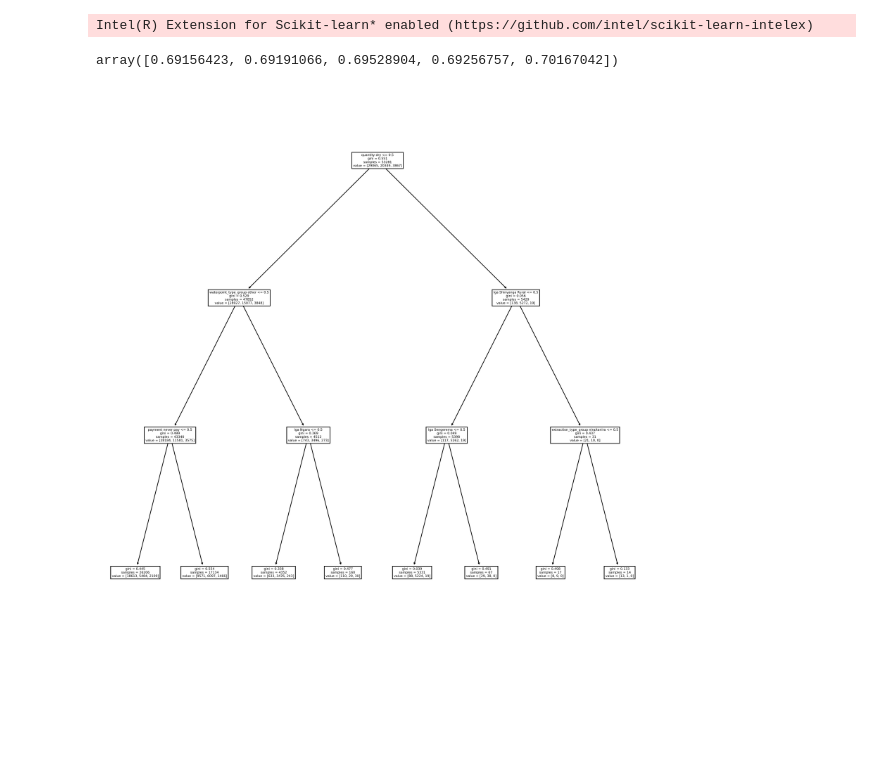
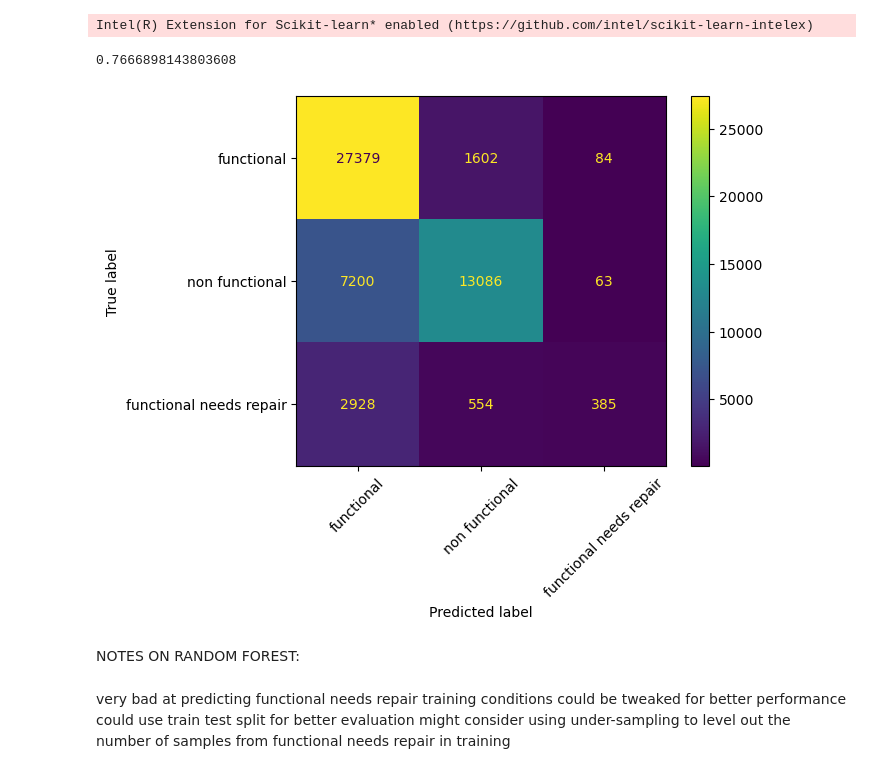
Before and after one commit to jamorr/waterpump, a Jupyter notebook: pump.ipynb, the cells around one changed output. Saved outputs shown, nothing was run; the diff lists cells and outputs as text; code cells hidden in the pictures; blank space fills up the shorter version.

```diff
--- a/pump.ipynb
+++ b/pump.ipynb
@@ -24,24 +28,30 @@ except FileNotFoundError:
     y = pd.read_csv("./data/train_label.csv", dtype_backend="pyarrow")
     # waterpoint name and subvillage are redundant and have all unique values
     X = X.drop(["wpt_name", "subvillage"], axis="columns")
-
+    # remove dummified columns
     for feature in X.select_dtypes("string").columns:
         dummies = pd.get_dummies(X[feature], prefix=feature, prefix_sep=" ")
         X.drop(feature, axis="columns", inplace=True)
         X = pd.concat([X, dummies], axis='columns')
+    # convert labels to numeric
+    y["status_group"].replace(
+        ['functional', 'non functional', 'functional needs repair'],
+        [0, 1, 2],
+        inplace=True
+        )
 
-    y["status_group"].replace(['functional', 'non functional', 'functional needs repair'],[0,1,2],inplace=True)
     y.to_feather("./data/train_label.feather")
     X.to_feather("./data/train_data.feather")
+
+    # write new columns to file
     X.columns.to_series().to_csv("./data/columns.csv")
 # %%
+# drop rows with missing values
 df = pd.concat([X,y], axis="columns")
 df = df.dropna(axis=0)
 X, y = df.iloc[:,:-1], df.iloc[:,-1]
-dtree = DecisionTreeClassifier(max_depth=3)
+
 cross_val_score(dtree,X.select_dtypes(exclude="datetime"), y, n_jobs=-1)
-# %% [output]
-array([0.69156423, 0.69191066, 0.69528904, 0.69256757, 0.70167042])
 # %%
 if False:
     # impute takes forever
@@ -55,7 +64,44 @@ if False:
     cross_val_score(dtree,X.select_dtypes(exclude="datetime"),y, n_jobs=-1)
 # %%
-dtree.fit(X.select_dtypes(exclude="datetime"),y)
-plt.figure(dpi=400, figsize=(15,15))
-tplot = plot_tree(dtree, feature_names=list(X.select_dtypes(exclude="datetime").columns))
+# dtree = DecisionTreeClassifier()
+# dtree.fit(X.select_dtypes(exclude="datetime"),y)
+# plt.figure(dpi=400, figsize=(15,15))
+# tplot = plot_tree(dtree, feature_names=list(X.select_dtypes(exclude="datetime").columns), fontsize=15)
+# dtree.score(X.select_dtypes(exclude="datetime"), y)
-# %% [output]
-[figure, removed]
+# %%
+try:
+    with open("./models/forest_0.pickle", "rb") as f:
+        forest = pickle.load(f)
+except FileNotFoundError:
+    forest =RandomForestClassifier(
+        # max_depth=4,
+        max_features="log2",
+        bootstrap=True,
+        max_samples=1000,
+        n_jobs=-1,
+        class_weight="balanced_subsample",
+        # warm_start=True,
+        random_state=51
+        )
+    forest.fit(X.select_dtypes(exclude="datetime"),y)
+    with open("./models/forest_0.pickle", "wb") as f:
+        pickle.dump(forest, f, pickle.HIGHEST_PROTOCOL)
+
+forest.score(X.select_dtypes(exclude="datetime"), y)
+# %% [output]
+0.7666898143803608
+# %%
+groups = y.unique()
+pred = forest.predict(X.select_dtypes(exclude="datetime"))
+# %%
+fig = ConfusionMatrixDisplay.from_predictions(y, pred, display_labels=['functional', 'non functional', 'functional needs repair'])
+_ = plt.xticks(rotation=45)
+# %% [output]
+[figure, added]
+# %% [markdown]
+NOTES ON RANDOM FOREST:
+# %% [markdown]
+very bad at predicting functional needs repair
+training conditions could be tweaked for better performance
+could use train test split for better evaluation
+might consider using under-sampling to level out the number of samples from functional needs repair in training
```
Also changed, not shown: parts of 2 cells of this notebook, 1 other file.
